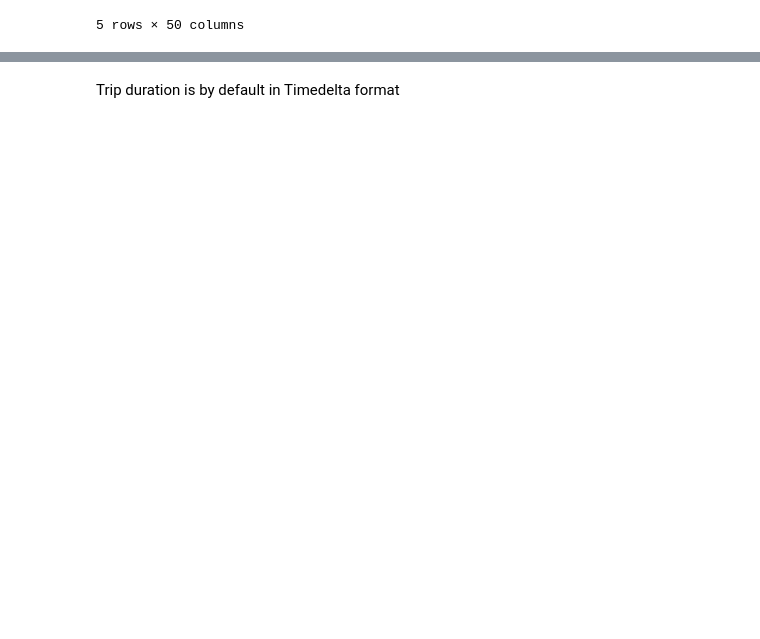
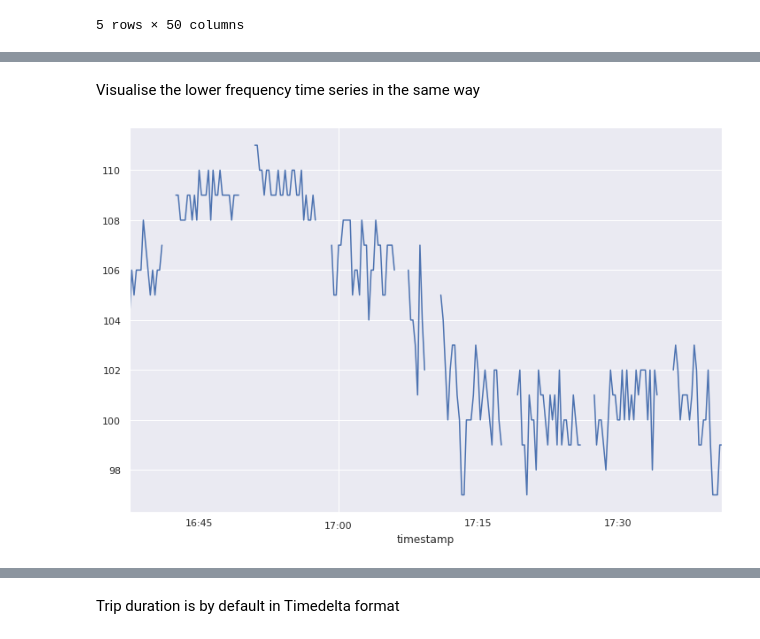
Before and after one commit to TomMonks/cats-time-series, a Jupyter notebook: test_input.ipynb, the cells around one changed output, grey strips where cells are left out. Saved outputs shown, nothing was run; the diff lists cells and outputs as text; code cells hidden in the pictures; blank space fills up the shorter version.

```diff
--- a/test_input.ipynb
+++ b/test_input.ipynb
@@ -65,0 +88,6 @@ Instantiate a new `TripSummaryStatistics` object using a `CleanTrip` as a parame
+# %% [markdown]
+Visualise the lower frequency time series in the same way
+# %%
+ct.resample(rule='15s')['hr_0002-4182'].plot(figsize=(12,8));
+# %% [output]
+[figure, added]
```
Also changed, not shown: parts of 28 cells of this notebook, 2 other files.
